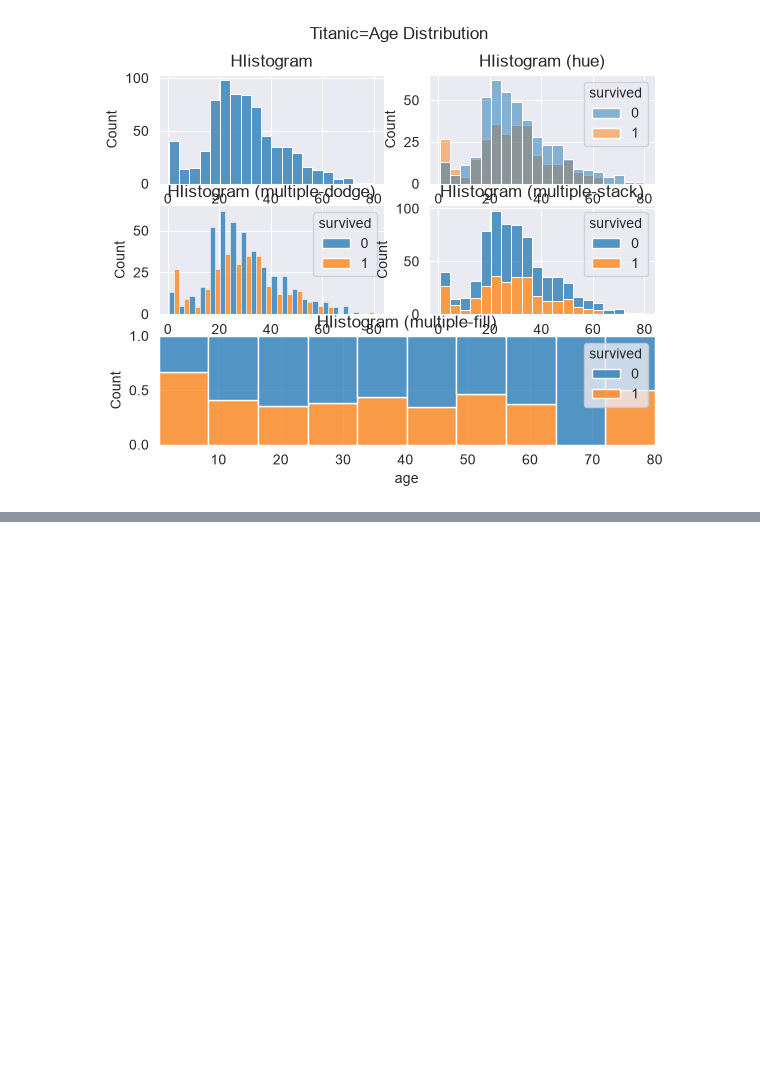
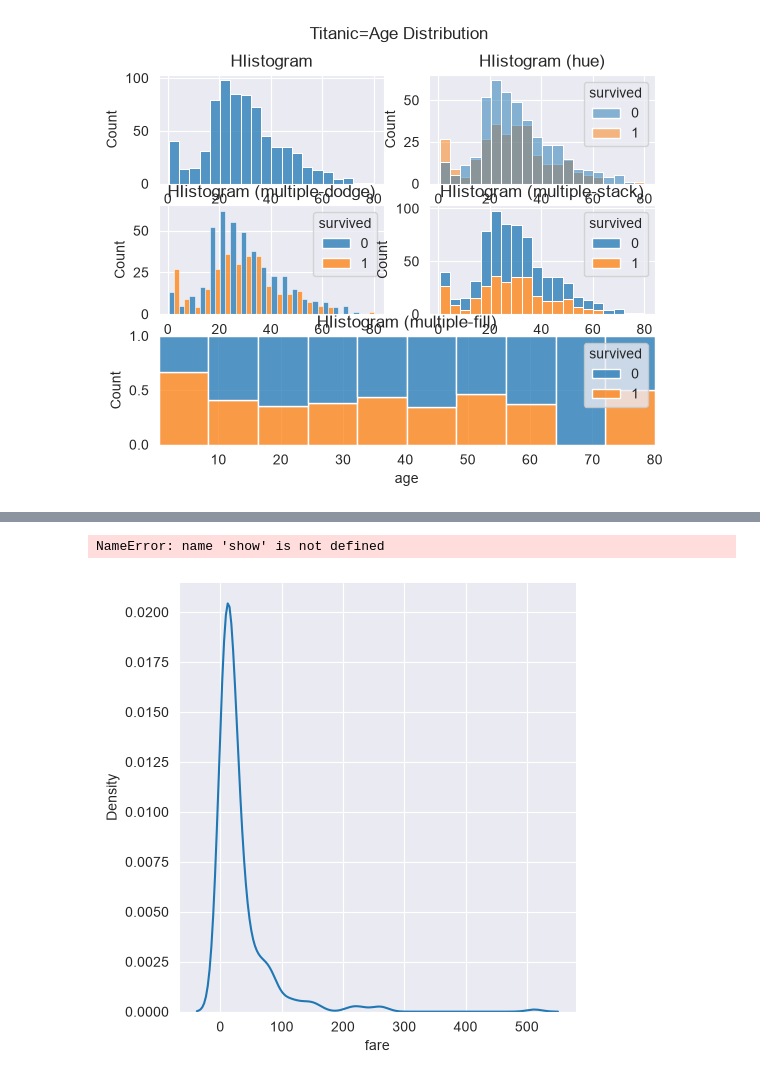
Before and after one commit to leejw4992-a11y/17-data-analytics, a Jupyter notebook: 02_seaborn그래프도구.ipynb, the cells around one changed output, grey strips where cells are left out. Saved outputs shown, nothing was run; the diff lists cells and outputs as text; code cells hidden in the pictures; blank space fills up the shorter version.

```diff
--- a/02_seaborn그래프도구.ipynb
+++ b/02_seaborn그래프도구.ipynb
@@ -115,0 +189,6 @@ plt.show()
+# %%
+sns.displot(titanic["fare"], kind='kde')
+plt=show()
+# %% [output]
+NameError: name 'show' is not defined
+[figure, added]
```
Also changed, not shown: parts of 19 cells of this notebook, 1 other file.
